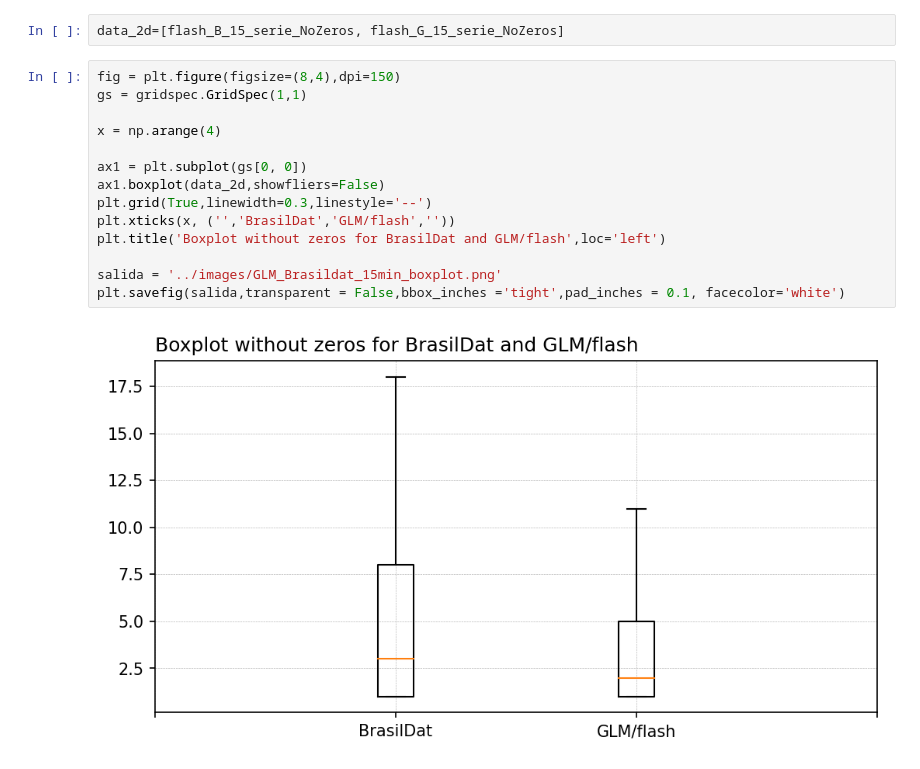
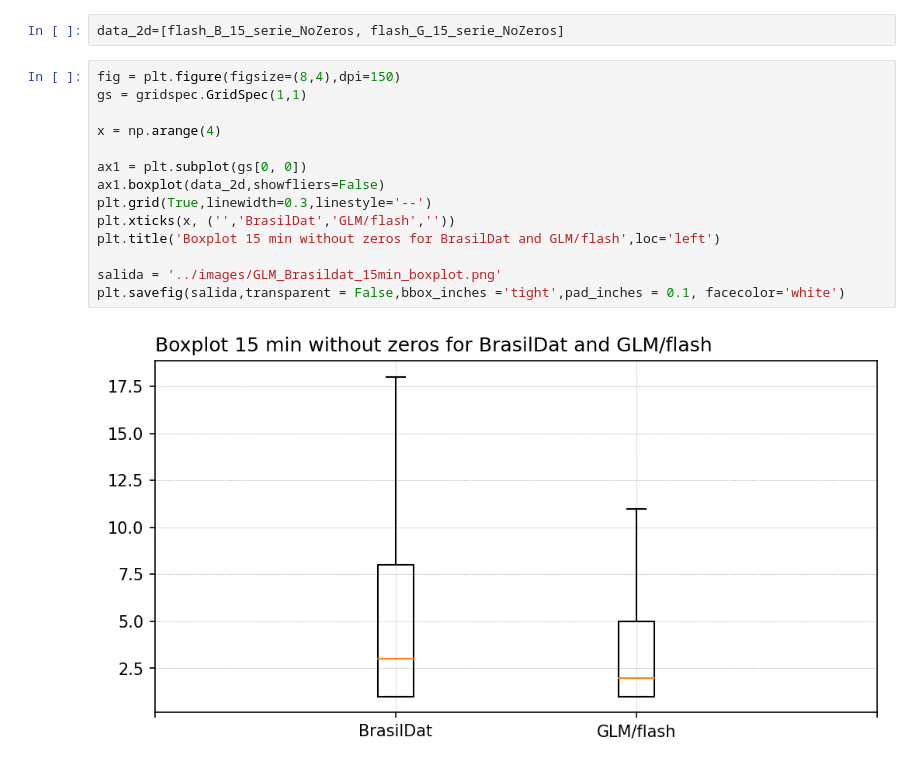
Before and after one commit to mhacarthur/Flash-density, a Jupyter notebook: python/Analysis_BrasilDat_GLM_15min.ipynb, the cells around one changed output. Cells and saved outputs as stored; diff of their text form.

```diff
--- a/python/Analysis_BrasilDat_GLM_15min.ipynb
+++ b/python/Analysis_BrasilDat_GLM_15min.ipynb
@@ -367,16 +369,16 @@ data_2d=[flash_B_15_serie_NoZeros, flash_G_15_serie_NoZeros]
 # %%
 fig = plt.figure(figsize=(8,4),dpi=150)
 gs = gridspec.GridSpec(1,1)
 
 x = np.arange(4)
 
 ax1 = plt.subplot(gs[0, 0])
 ax1.boxplot(data_2d,showfliers=False)
 plt.grid(True,linewidth=0.3,linestyle='--')
 plt.xticks(x, ('','BrasilDat','GLM/flash',''))
-plt.title('Boxplot without zeros for BrasilDat and GLM/flash',loc='left')
+plt.title('Boxplot 15 min without zeros for BrasilDat and GLM/flash',loc='left')
 
 salida = '../images/GLM_Brasildat_15min_boxplot.png'
 plt.savefig(salida,transparent = False,bbox_inches ='tight',pad_inches = 0.1, facecolor='white')
 # %% [output]
-[figure, old version]
+[figure, new version]
```
Also changed, not shown: parts of 4 cells of this notebook, 2 other files.
